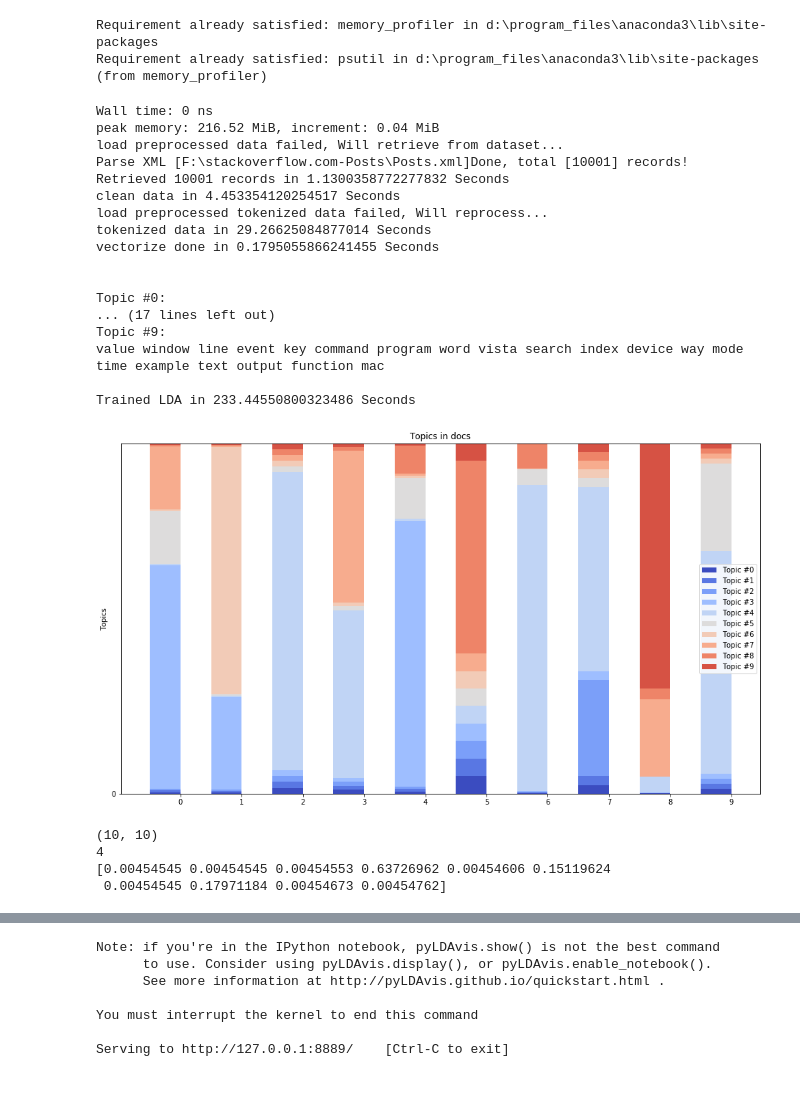
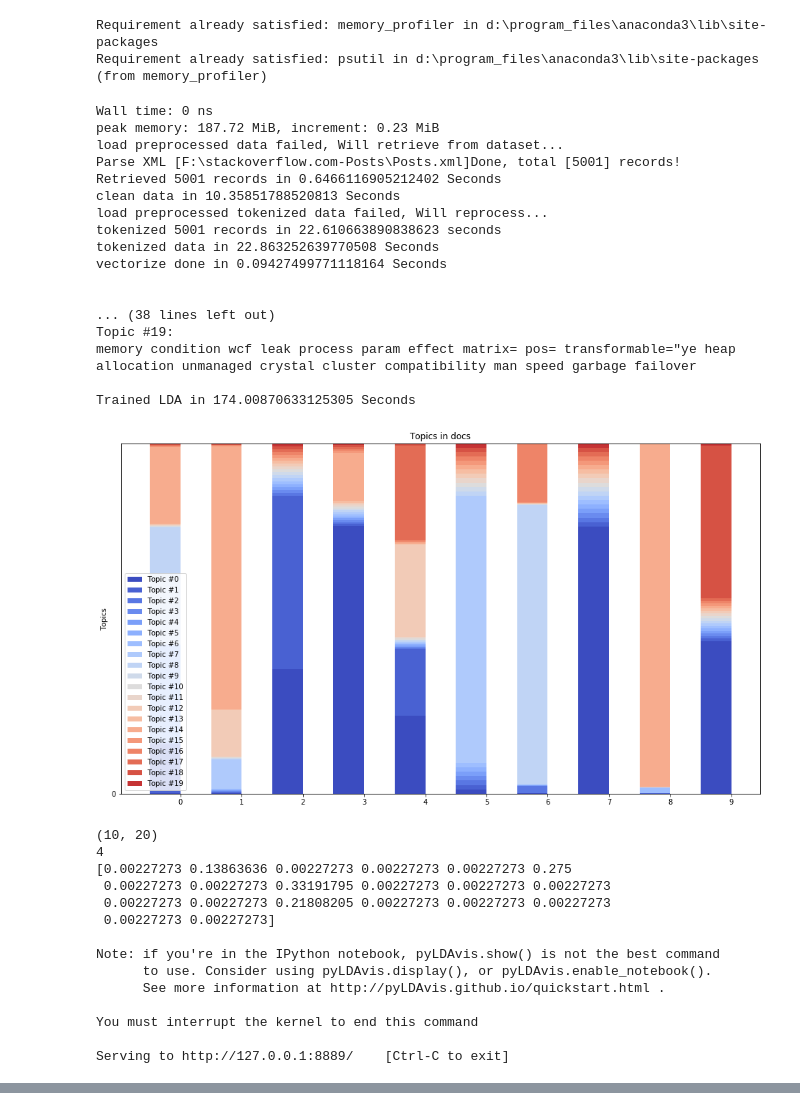
Before and after one commit to heirish/machine-learning-portfolio, a Jupyter notebook: algorithms/nlp/spacy_topic_model.ipynb, the cells around one changed output, grey strips where cells are left out. Saved outputs shown, nothing was run; the diff lists cells and outputs as text; code cells hidden in the pictures.

```diff
--- a/algorithms/nlp/spacy_topic_model.ipynb
+++ b/algorithms/nlp/spacy_topic_model.ipynb
@@ -23,13 +23,12 @@
 Requirement already satisfied: memory_profiler in d:\program_files\anaconda3\lib\site-packages
 Requirement already satisfied: psutil in d:\program_files\anaconda3\lib\site-packages (from memory_profiler)
 # %%
+import warnings
+warnings.filterwarnings('ignore', category=DeprecationWarning)
 from sklearn.model_selection import train_test_split
 import time
 import multiprocessing
-import warnings
 import math
-warnings.filterwarnings(action='once')
-warnings.filterwarnings('ignore')
 
 import matplotlib.pyplot as plt
 %matplotlib inline
@@ -43,11 +42,11 @@ importlib.reload(utilTools)
 importlib.reload(utilLDA)
 importlib.reload(utilDataPreprocess)
 
-IDFILE="./idlist_cleaned.pkl"
-DATAFILE_CLEANED="./preprocessed_data_cleaned.pkl"
-DATAFILE_TOKENIZED="./preprocessed_data_tokenized.pkl"
-DATAFILE_VECTORIZED="./preprocessed_data_vectorized.pkl"
-VECTORIZERFILE = "./vectorizer.pkl"
+IDFILE="F:\stackoverflow.com-Posts\pkl\idlist_cleaned.pkl"
+DATAFILE_CLEANED="F:\stackoverflow.com-Posts\pkl\preprocessed_data_cleaned.pkl"
+DATAFILE_TOKENIZED="F:\stackoverflow.com-Posts\pkl\preprocessed_data_tokenized.pkl"
+DATAFILE_VECTORIZED="F:\stackoverflow.com-Posts\pkl\preprocessed_data_vectorized.pkl"
+VECTORIZERFILE = "F:\stackoverflow.com-Posts\pkl\\vectorizer.pkl"
 # %%
 def saveCleanedData(idlist, data):
     if idlist is None or data is None:
@@ -128,7 +127,7 @@ def loadAndCleanData(force_reload=False, n_jobs=1, force_reload_file=None, force
 # %%
 #https://stackoverflow.com/questions/11025005/python-sharing-a-dictionary-between-parallel-processes
 #https://stackoverflow.com/questions/5442910/python-multiprocessing-pool-map-for-multiple-arguments
-def tokenizeAndVectorieData(data_in, nchunks=3, force_reprocess=False, n_jobs=1, min_df=1, max_df = 1.0, max_features=20000):
+def tokenizeAndVectorieData(data_in, n_chunks=3, force_reprocess=False, n_jobs=1, min_df=1, max_df = 1.0, max_features=20000):
     #tokenized
     try:
         if force_reprocess:
@@ -143,10 +142,12 @@ def tokenizeAndVectorieData(data_in, nchunks=3, force_reprocess=False, n_jobs=1,
         pool = multiprocessing.Pool(n_jobs)
         #split data_in into 3 parts
         # for multiprocessing 'i' format requires -2147483648 <= number <= 2147483647
-        chunk_size = int(math.ceil(len(data_in) / nchunks))
+        chunk_size = int(math.ceil(len(data_in) / n_chunks))
         tokenized_data = []
-        for i in range(nchunks):
+        for i in range(n_chunks):
             tokenized_data_tmp = pool.map(utilDataPreprocess.tokenizeText, data_in[chunk_size*i:chunk_size*(i+1)])
+            end_time = time.time()
+            print("tokenized {} records in {} seconds".format(chunk_size*(i+1), end_time - start_time))
             tokenized_data.extend(tokenized_data_tmp)
         pool.close()
         pool.join()
@@ -197,7 +198,7 @@ if __name__ == "__main__":
     #clean data in 2.963881731033325 Seconds
     idlist, cleaned_data = loadAndCleanData(force_reload=True, n_jobs=4,
                                             force_reload_file=r"F:\stackoverflow.com-Posts\Posts.xml",
-                                            force_reload_count=10000)
+                                            force_reload_count=5000)
     #idlist, cleaned_data = loadAndCleanData()
     #cleaned_data_dict=dict(zip(idlist, cleaned_data))
 
@@ -205,11 +206,12 @@ if __name__ == "__main__":
     #vectorize done in 0.02807474136352539 Seconds
     tokenized_data, vecterized_data, vectorizer = tokenizeAndVectorieData(cleaned_data,
                                                                           force_reprocess = True,
-                                                                          n_jobs=4,
+                                                                          n_chunks=1,
+                                                                          n_jobs=2,
                                                                           min_df=1, #5
                                                                           max_df=1.0, #0.6
                                                                           max_features=20000)
-    #tokenized_data, vecterized_data, vectorizer = vectorizData(cleaned_data, n_jobs=4,min_df=1,max_df=1.0,max_features=20000)
+    #tokenized_data, vecterized_data, vectorizer = vectorizData(cleaned_data, n_jobs=4,min_df=1,max_df=0.6,max_features=20000)
     #if tokenized_data:
     #    tokenized_data_dict=dict(zip(idlist, tokenized_data))
     #vecterized_data_dict=dict(zip(idlist, vecterized_data))
@@ -217,47 +219,57 @@ if __name__ == "__main__":
 
     #n_jobs=-1, Trained LDA in 303.9054253101349 Seconds
     #n_jobs=1, Trained LDA in 146.29173946380615 Seconds
     start_time = time.time()
-    lda = utilLDA.trainLDA(vecterized_data, n_topics=10, n_jobs=1)
+    lda = utilLDA.trainLDA(vecterized_data, n_topics=20, n_jobs=1)
     try:
         utilTools.dillDump("./lda.pkl", lda)
     except:
         pass
     feature_names = vectorizer.get_feature_names()
     utilLDA.print_top_words(lda, feature_names, 20)
     end_time = time.time()
     print("Trained LDA in {} Seconds".format(end_time - start_time))
 
     #get document_topic_distribution
     #doc_topic_distr = lda.transform(vecterized_data[:15])
     doc_topic_distr = lda.transform(vecterized_data[:10])
     utilLDA.visDocTopicDist(doc_topic_distr)
     print(doc_topic_distr.shape)
     print(idlist[0])
     print(doc_topic_distr[0])
 
     #utilLDA.visLDA(lda, vecterized_data, vectorizer, utilTools.getIP(), 8889)
     utilLDA.visLDA(lda, vecterized_data, vectorizer, "127.0.0.1",8889)
 # %% [output]
 Wall time: 0 ns
-peak memory: 216.52 MiB, increment: 0.04 MiB
+peak memory: 187.72 MiB, increment: 0.23 MiB
 load preprocessed data failed, Will retrieve from dataset...
-Parse XML [F:\stackoverflow.com-Posts\Posts.xml]Done, total [10001] records!
-Retrieved 10001 records in 1.1300358772277832 Seconds
-clean data in 4.453354120254517 Seconds
+Parse XML [F:\stackoverflow.com-Posts\Posts.xml]Done, total [5001] records!
+Retrieved 5001 records in 0.6466116905212402 Seconds
+clean data in 10.35851788520813 Seconds
 load preprocessed tokenized data failed, Will reprocess...
-tokenized data in 29.26625084877014 Seconds
-vectorize done in 0.1795055866241455 Seconds
+tokenized 5001 records in 22.610663890838623 seconds
+tokenized data in 22.863252639770508 Seconds
+vectorize done in 0.09427499771118164 Seconds
 
 
-Topic #0:
-... (17 lines left out)
-Topic #9:
-value window line event key command program word vista search index device way mode time example text output function mac
+... (38 lines left out)
+Topic #19:
+memory condition wcf leak process param effect matrix= pos= transformable="ye heap allocation unmanaged crystal cluster compatibility man speed garbage failover
 
-Trained LDA in 233.44550800323486 Seconds
+Trained LDA in 174.00870633125305 Seconds
-[figure, old version]
+[figure, new version]
-(10, 10)
+(10, 20)
 4
-[0.00454545 0.00454545 0.00454553 0.63726962 0.00454606 0.15119624
- 0.00454545 0.17971184 0.00454673 0.00454762]
+[0.00227273 0.13863636 0.00227273 0.00227273 0.00227273 0.275
+ 0.00227273 0.00227273 0.33191795 0.00227273 0.00227273 0.00227273
+ 0.00227273 0.00227273 0.21808205 0.00227273 0.00227273 0.00227273
+ 0.00227273 0.00227273]
+
+Note: if you're in the IPython notebook, pyLDAvis.show() is not the best command
+      to use. Consider using pyLDAvis.display(), or pyLDAvis.enable_notebook().
+      See more information at http://pyLDAvis.github.io/quickstart.html .
+
+You must interrupt the kernel to end this command
+
+Serving to http://127.0.0.1:8889/    [Ctrl-C to exit]
@@ -271,7 +279,0 @@ http://pandas.pydata.org/pandas-docs/stable/indexing.html#deprecate_ix
-Note: if you're in the IPython notebook, pyLDAvis.show() is not the best command
-      to use. Consider using pyLDAvis.display(), or pyLDAvis.enable_notebook().
-      See more information at http://pyLDAvis.github.io/quickstart.html .
-
-You must interrupt the kernel to end this command
-
-Serving to http://127.0.0.1:8889/    [Ctrl-C to exit]
```
Also changed, not shown: parts of 1 cell of this notebook, 1 other file.
